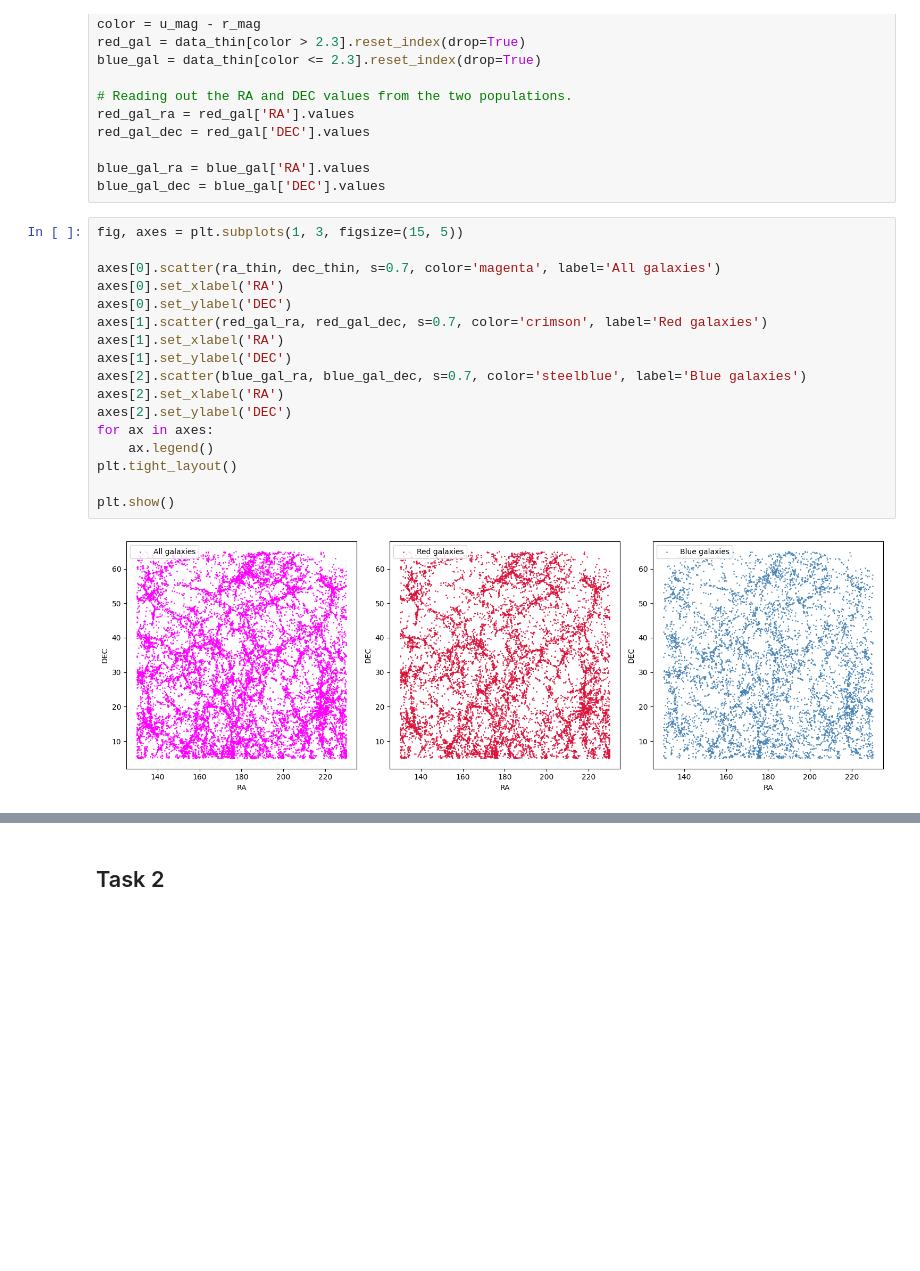
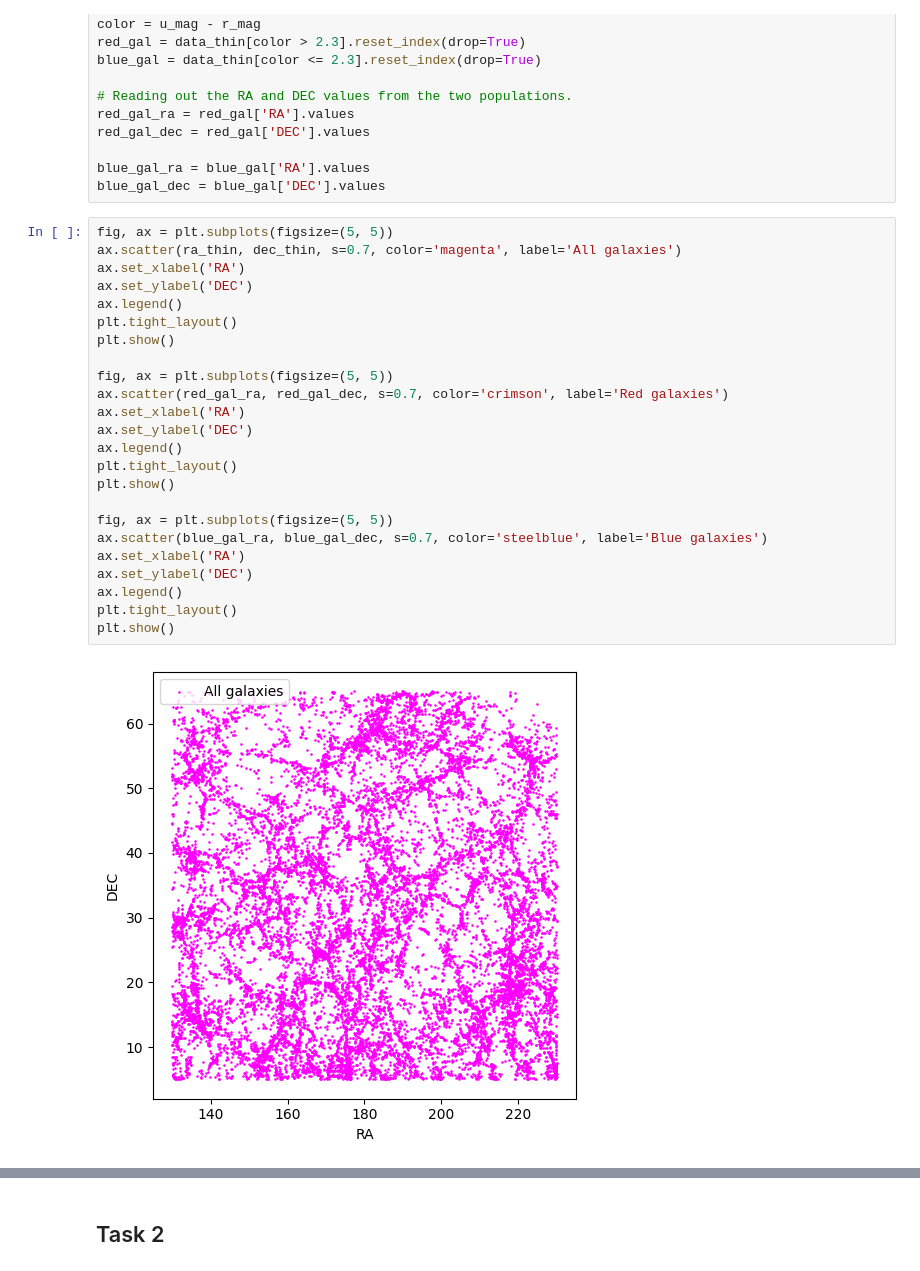
Before and after one commit to eiseleb47/DataScience, a Jupyter notebook: Worksheet_2/1-3_Benjamin.ipynb, the cells around one changed output, grey strips where cells are left out. Drawn from its saved outputs; the diff is of its cells as text; blank space fills up the shorter version.

Commit message:
Seperate plots

```diff
--- a/Worksheet_2/1-3_Benjamin.ipynb
+++ b/Worksheet_2/1-3_Benjamin.ipynb
@@ -42,21 +42,28 @@ red_gal_dec = red_gal['DEC'].values
 blue_gal_ra = blue_gal['RA'].values
 blue_gal_dec = blue_gal['DEC'].values
 # %%
-fig, axes = plt.subplots(1, 3, figsize=(15, 5))
+fig, ax = plt.subplots(figsize=(5, 5))
+ax.scatter(ra_thin, dec_thin, s=0.7, color='magenta', label='All galaxies')
+ax.set_xlabel('RA')
+ax.set_ylabel('DEC')
+ax.legend()
+plt.tight_layout()
+plt.show()
 
-axes[0].scatter(ra_thin, dec_thin, s=0.7, color='magenta', label='All galaxies')
-axes[0].set_xlabel('RA')
-axes[0].set_ylabel('DEC')
-axes[1].scatter(red_gal_ra, red_gal_dec, s=0.7, color='crimson', label='Red galaxies')
-axes[1].set_xlabel('RA')
-axes[1].set_ylabel('DEC')
-axes[2].scatter(blue_gal_ra, blue_gal_dec, s=0.7, color='steelblue', label='Blue galaxies')
-axes[2].set_xlabel('RA')
-axes[2].set_ylabel('DEC')
-for ax in axes:
-    ax.legend()
+fig, ax = plt.subplots(figsize=(5, 5))
+ax.scatter(red_gal_ra, red_gal_dec, s=0.7, color='crimson', label='Red galaxies')
+ax.set_xlabel('RA')
+ax.set_ylabel('DEC')
+ax.legend()
 plt.tight_layout()
+plt.show()
 
+fig, ax = plt.subplots(figsize=(5, 5))
+ax.scatter(blue_gal_ra, blue_gal_dec, s=0.7, color='steelblue', label='Blue galaxies')
+ax.set_xlabel('RA')
+ax.set_ylabel('DEC')
+ax.legend()
+plt.tight_layout()
 plt.show()
 # %% [output]
-[figure, old version]
+[figure, new version]
```
Also changed, not shown: parts of 5 cells of this notebook.
